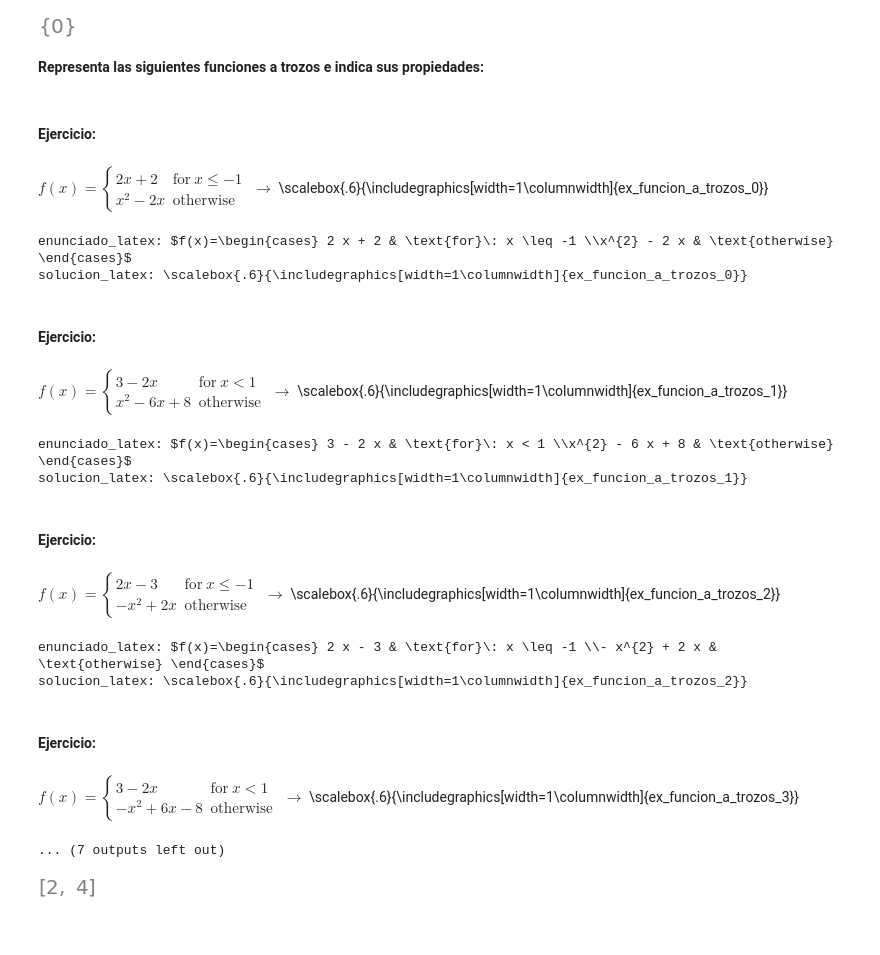
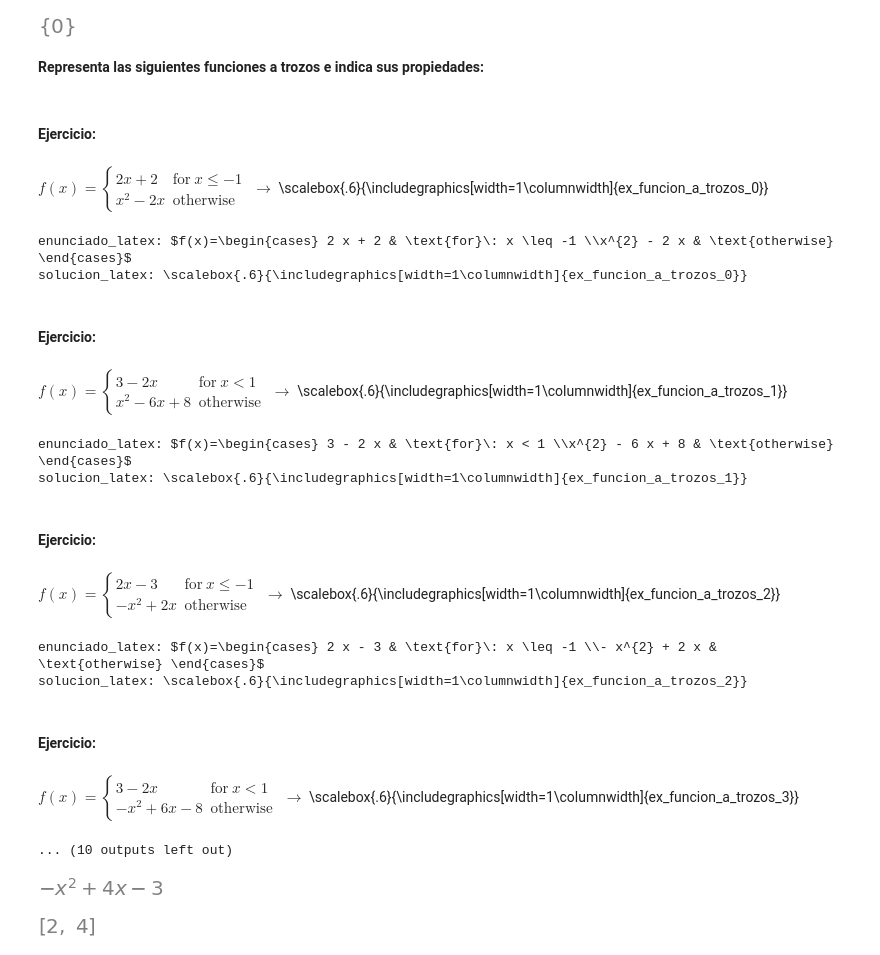
Before and after one commit to crdguez/mat4ac, a Jupyter notebook: notebooks/16-funciones.ipynb, the cells around one changed output. Drawn from its saved outputs; the diff is of its cells as text; code cells hidden in the pictures; blank space fills up the shorter version.

```diff
--- a/notebooks/16-funciones.ipynb
+++ b/notebooks/16-funciones.ipynb
@@ -205,6 +211,9 @@ enunciado = [
              Piecewise((-2*x+3,x<1),(-x**2+6*x-8,x>=1)),
              Piecewise((2*x+3,x<-2),(3,x<=2),(-x+3,x>2)),
              Piecewise((-2*x+3,x<-1),(3,x<=3),(x+3,x>3)),
+
+#     Examen extra
+                Piecewise((2*x-4,x<-2),(-x**2+4*x-3,x<3),(3,x>3)),
                        ]
 question=texto_ejercicio
 parts=[]
@@ -240,7 +249,11 @@ enunciado_latex: $f(x)=\begin{cases} 2 x - 3 & \text{for}\: x \leq -1 \\- x^{2}
 solucion_latex: \scalebox{.6}{\includegraphics[width=1\columnwidth]{ex_funcion_a_trozos_2}}
 #### Ejercicio:
 $f(x)=\begin{cases} 3 - 2 x & \text{for}\: x < 1 \\- x^{2} + 6 x - 8 & \text{otherwise} \end{cases}$ $\to$ \scalebox{.6}{\includegraphics[width=1\columnwidth]{ex_funcion_a_trozos_3}}
-... (7 outputs left out)
+... (10 outputs left out)
+# %%
+expand((x-1)*(3-x))
+# %% [output]
+[figure, added]
 # %%
 expand(x*(x-2)), expand((x-1)**2-2*(x-1))
 solve(x**2-6*x+8)
```
Also changed, not shown: parts of 3 cells of this notebook, 7 other files.
